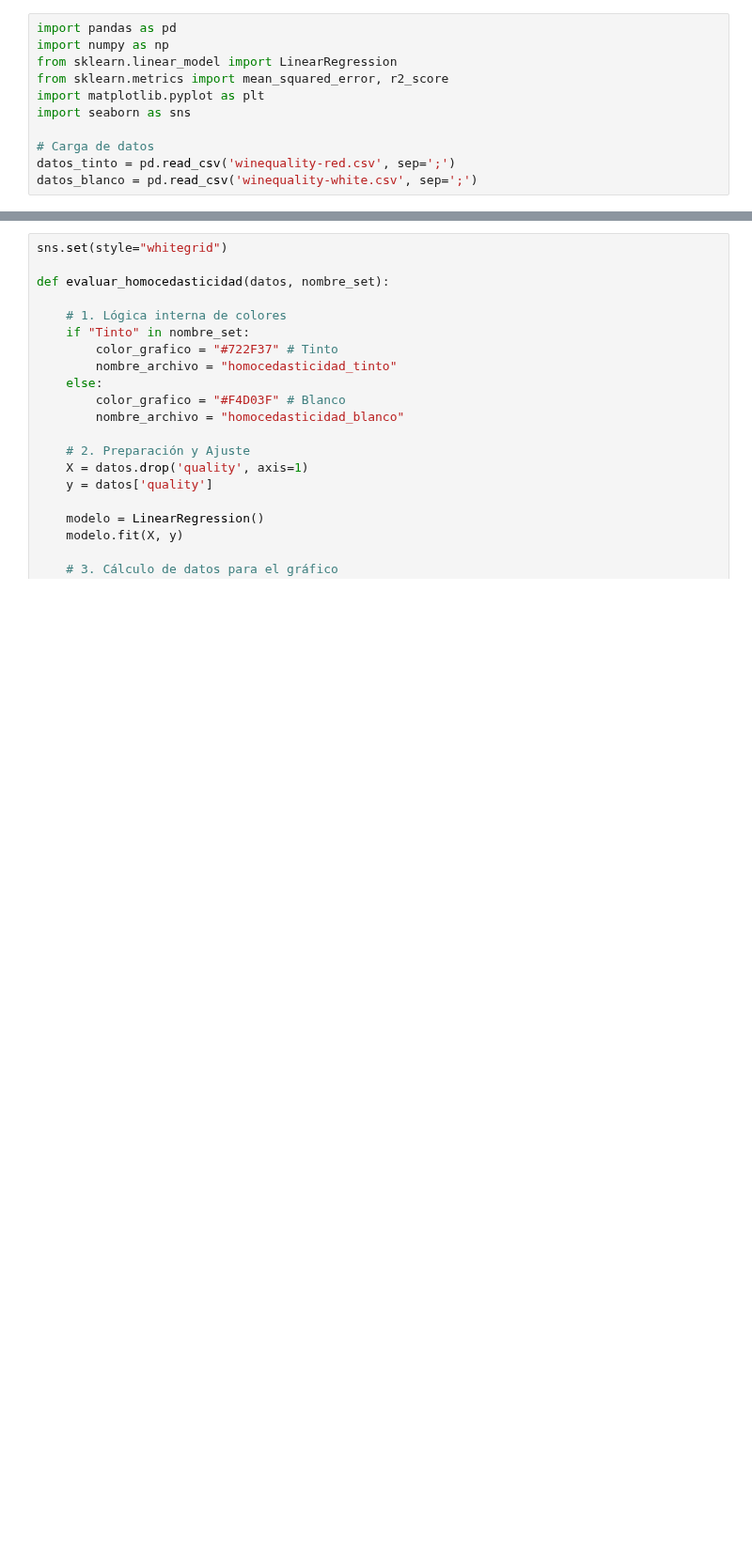
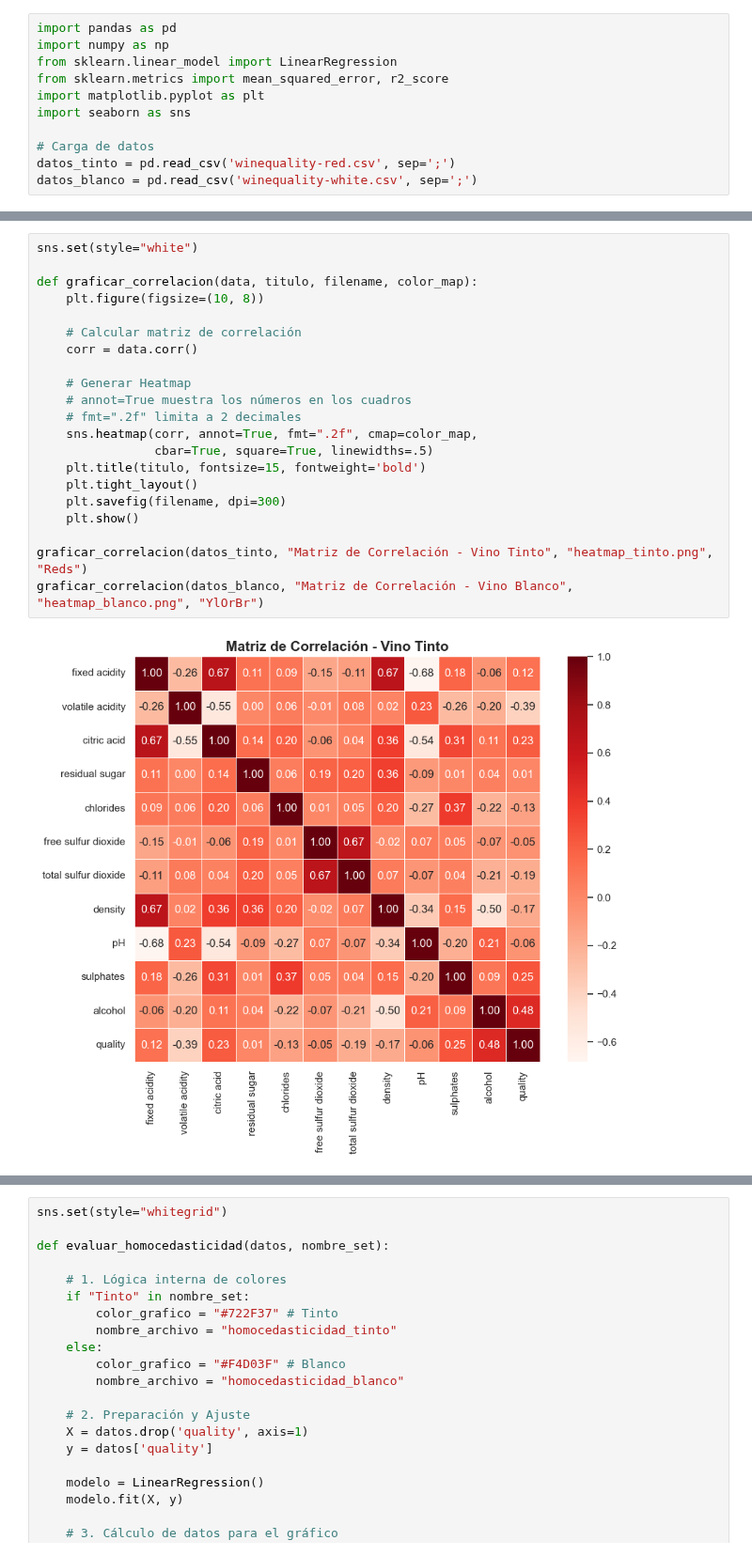
Before and after one commit to alejandro-serrano/miacd, a Jupyter notebook: 4. Introduction to Machine Learning/4.2 Linear Models/0286155 - Alejandro Serrano - Aprendizaje Automático Actividad 3 RLM.ipynb, the cells around one changed output, grey strips where cells are left out. Shown at 94% size. Cells and saved outputs as stored; diff of their text form; blank space fills up the shorter version.

```diff
--- a/4. Introduction to Machine Learning/4.2 Linear Models/0286155 - Alejandro Serrano - Aprendizaje Automático Actividad 3 RLM.ipynb
+++ b/4. Introduction to Machine Learning/4.2 Linear Models/0286155 - Alejandro Serrano - Aprendizaje Automático Actividad 3 RLM.ipynb
@@ -120,3 +113,26 @@ Ecuación del Modelo:
 Calidad = 150.1928 + (0.0655 * fixed acidity) + (-1.8632 * volatile acidity) + (0.0221 * citric acid) + (0.0815 * residual sugar) + (-0.2473 * chlorides) + (0.0037 * free sulfur dioxide) + (-0.0003 *  ...
 
 ================================================================================
+# %%
+sns.set(style="white")
+
+def graficar_correlacion(data, titulo, filename, color_map):
+    plt.figure(figsize=(10, 8))
+
+    # Calcular matriz de correlación
+    corr = data.corr()
+
+    # Generar Heatmap
+    # annot=True muestra los números en los cuadros
+    # fmt=".2f" limita a 2 decimales
+    sns.heatmap(corr, annot=True, fmt=".2f", cmap=color_map,
+                cbar=True, square=True, linewidths=.5)
+    plt.title(titulo, fontsize=15, fontweight='bold')
+    plt.tight_layout()
+    plt.savefig(filename, dpi=300)
+    plt.show()
+
+graficar_correlacion(datos_tinto, "Matriz de Correlación - Vino Tinto", "heatmap_tinto.png", "Reds")
+graficar_correlacion(datos_blanco, "Matriz de Correlación - Vino Blanco", "heatmap_blanco.png", "YlOrBr")
+# %% [output]
+[figure, added]
```
Also changed, not shown: parts of 8 cells of this notebook.
